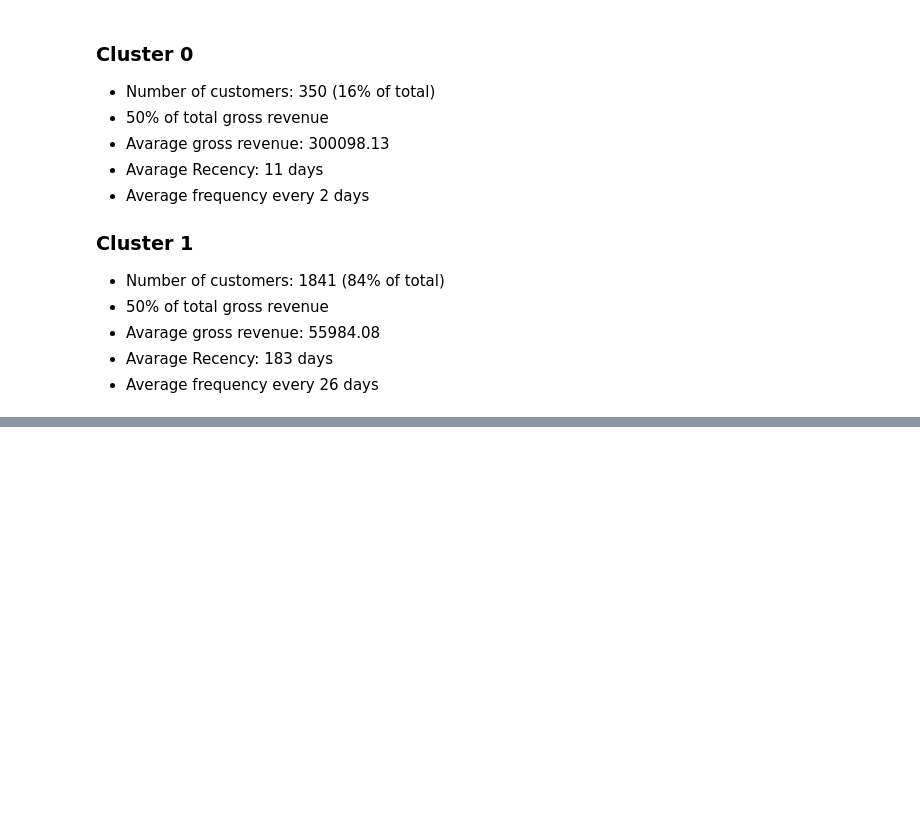
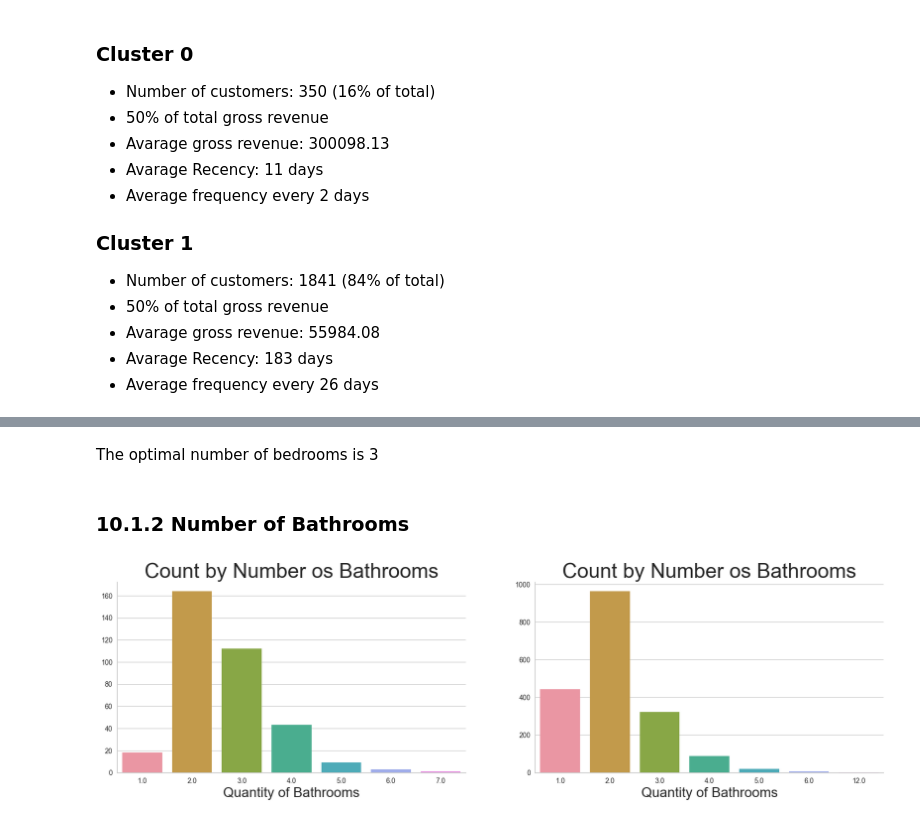
Before and after one commit to Samoelmoura/seazone_code_challenge, a Jupyter notebook: notebooks/notebook.ipynb, the cells around one changed output, grey strips where cells are left out. Cells and saved outputs as stored; diff of their text form; code cells hidden in the pictures; blank space fills up the shorter version.

```diff
--- a/notebooks/notebook.ipynb
+++ b/notebooks/notebook.ipynb
@@ -749,0 +866,20 @@ profile
+# %% [markdown]
+The optimal number of bedrooms is 3
+# %% [markdown]
+### 10.1.2 Number of Bathrooms
+# %%
+plt.figure(figsize=(20, 5))
+plt.subplot(1, 2, 1)
+sns.countplot(data=df10.loc[df10['cluster']==0] , x='number_of_bathrooms')
+plt.title('Count by Number os Bathrooms', fontsize=30)
+plt.xlabel('Quantity of Bathrooms', fontsize=20)
+plt.ylabel('')
+sns.despine()
+plt.subplot(1, 2, 2)
+sns.countplot(data=df10.loc[df10['cluster']==1] , x='number_of_bathrooms')
+plt.title('Count by Number os Bathrooms', fontsize=30)
+plt.xlabel('Quantity of Bathrooms', fontsize=20)
+plt.ylabel('')
+sns.despine();
+# %% [output]
+[figure, added]
```
Also changed, not shown: parts of 95 cells of this notebook, 1 other file.
